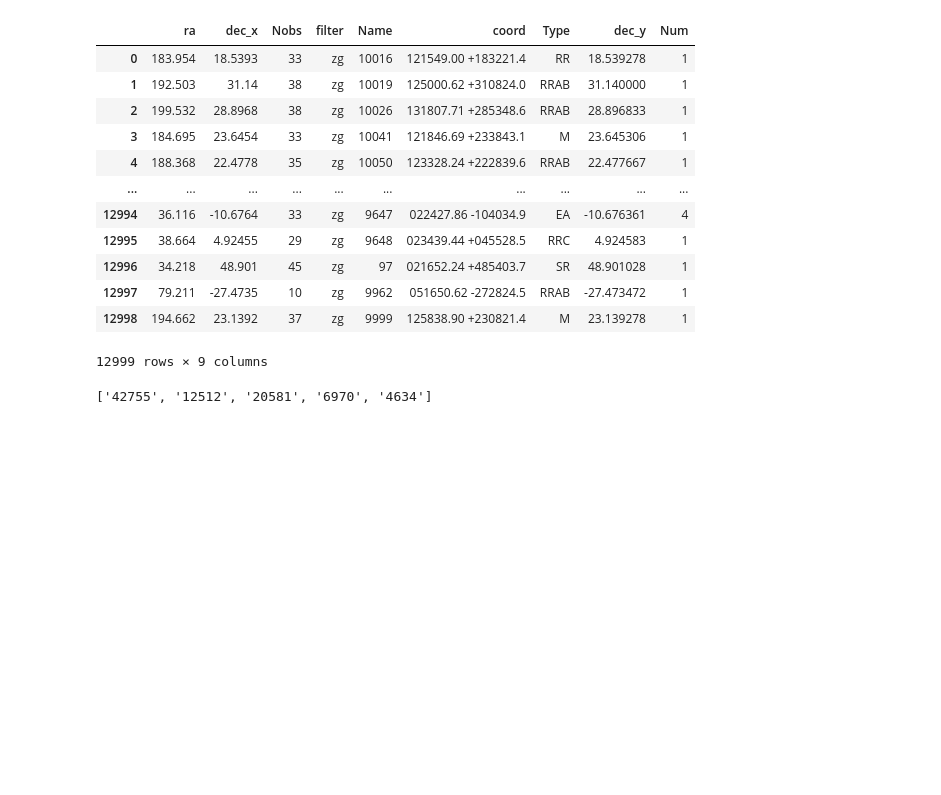
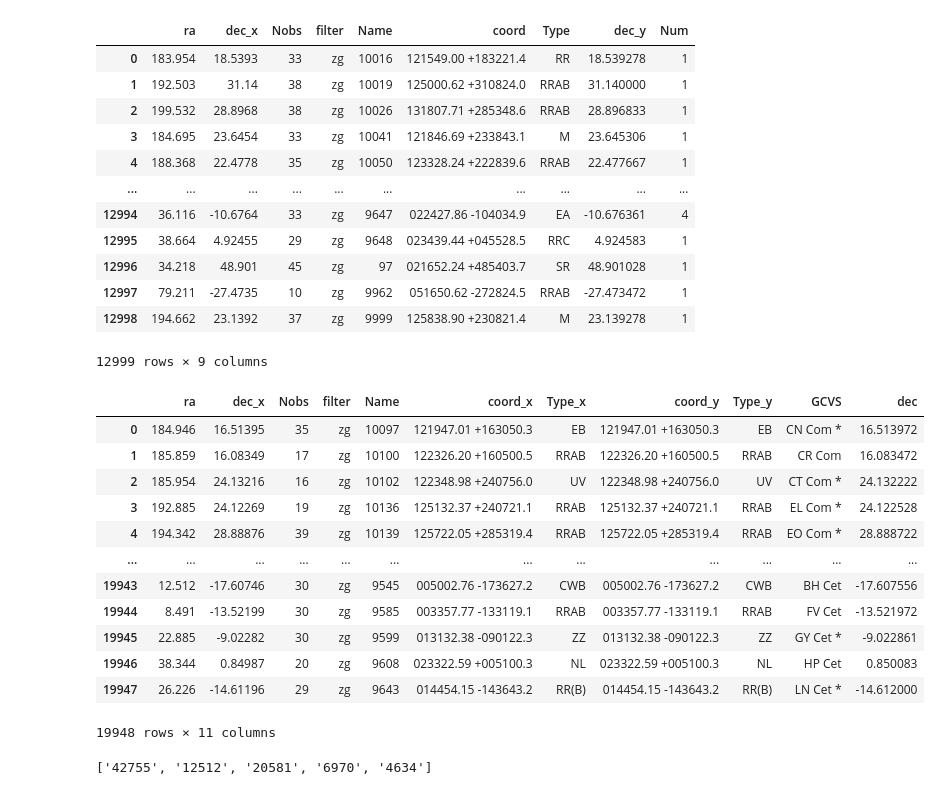
Before and after one commit to Rtut654/AstroProblems, a Jupyter notebook: Naydenkin_projectML.ipynb, the cells around one changed output. Cells and saved outputs as stored; diff of their text form; code cells hidden in the pictures; blank space fills up the shorter version.

```diff
--- a/Naydenkin_projectML.ipynb
+++ b/Naydenkin_projectML.ipynb
@@ -720,3 +678,19 @@ df1
+# %%
+df11
+# %% [output]
+|  | ra | dec_x | Nobs | filter | Name | coord_x | Type_x | coord_y | Type_y | GCVS | dec |
+| 0 | 184.946 | 16.51395 | 35 | zg | 10097 | 121947.01 +163050.3 | EB | 121947.01 +163050.3 | EB | CN Com * | 16.513972 |
+| 1 | 185.859 | 16.08349 | 17 | zg | 10100 | 122326.20 +160500.5 | RRAB | 122326.20 +160500.5 | RRAB | CR Com | 16.083472 |
+| 2 | 185.954 | 24.13216 | 16 | zg | 10102 | 122348.98 +240756.0 | UV | 122348.98 +240756.0 | UV | CT Com * | 24.132222 |
+| 3 | 192.885 | 24.12269 | 19 | zg | 10136 | 125132.37 +240721.1 | RRAB | 125132.37 +240721.1 | RRAB | EL Com * | 24.122528 |
+| 4 | 194.342 | 28.88876 | 39 | zg | 10139 | 125722.05 +285319.4 | RRAB | 125722.05 +285319.4 | RRAB | EO Com * | 28.888722 |
+| ... | ... | ... | ... | ... | ... | ... | ... | ... | ... | ... | ... |
+| 19943 | 12.512 | -17.60746 | 30 | zg | 9545 | 005002.76 -173627.2 | CWB | 005002.76 -173627.2 | CWB | BH Cet | -17.607556 |
+| 19944 | 8.491 | -13.52199 | 30 | zg | 9585 | 003357.77 -133119.1 | RRAB | 003357.77 -133119.1 | RRAB | FV Cet | -13.521972 |
+| 19945 | 22.885 | -9.02282 | 30 | zg | 9599 | 013132.38 -090122.3 | ZZ | 013132.38 -090122.3 | ZZ | GY Cet * | -9.022861 |
+| 19946 | 38.344 | 0.84987 | 20 | zg | 9608 | 023322.59 +005100.3 | NL | 023322.59 +005100.3 | NL | HP Cet | 0.850083 |
+| 19947 | 26.226 | -14.61196 | 29 | zg | 9643 | 014454.15 -143643.2 | RR(B) | 014454.15 -143643.2 | RR(B) | LN Cet * | -14.612000 |
+19948 rows × 11 columns
 # %%
 names
 # %% [output]
```
Also changed, not shown: parts of 41 cells of this notebook.
